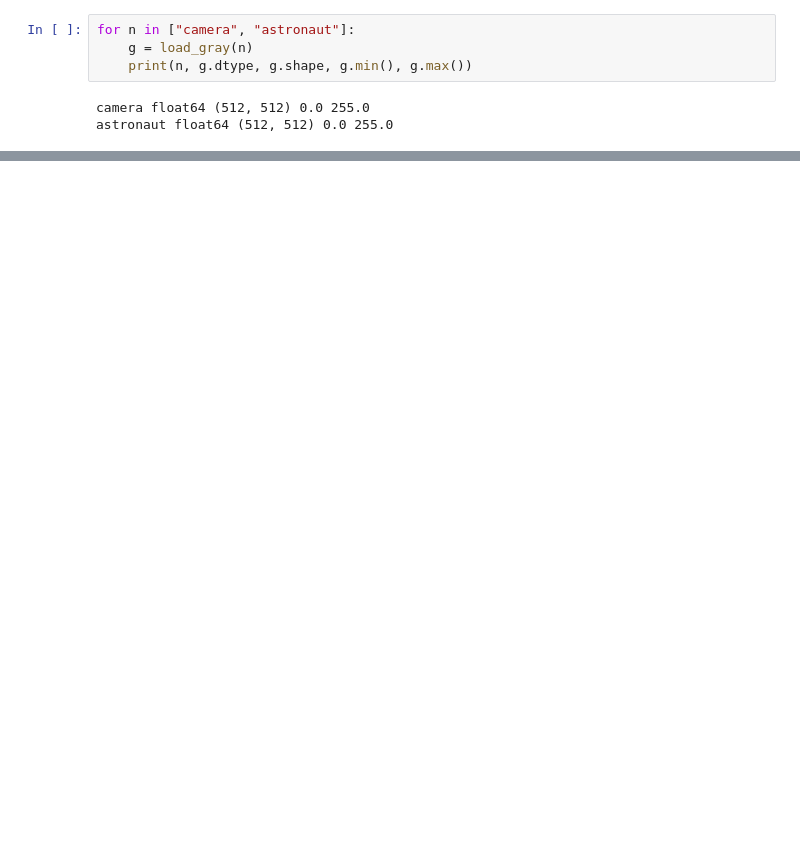
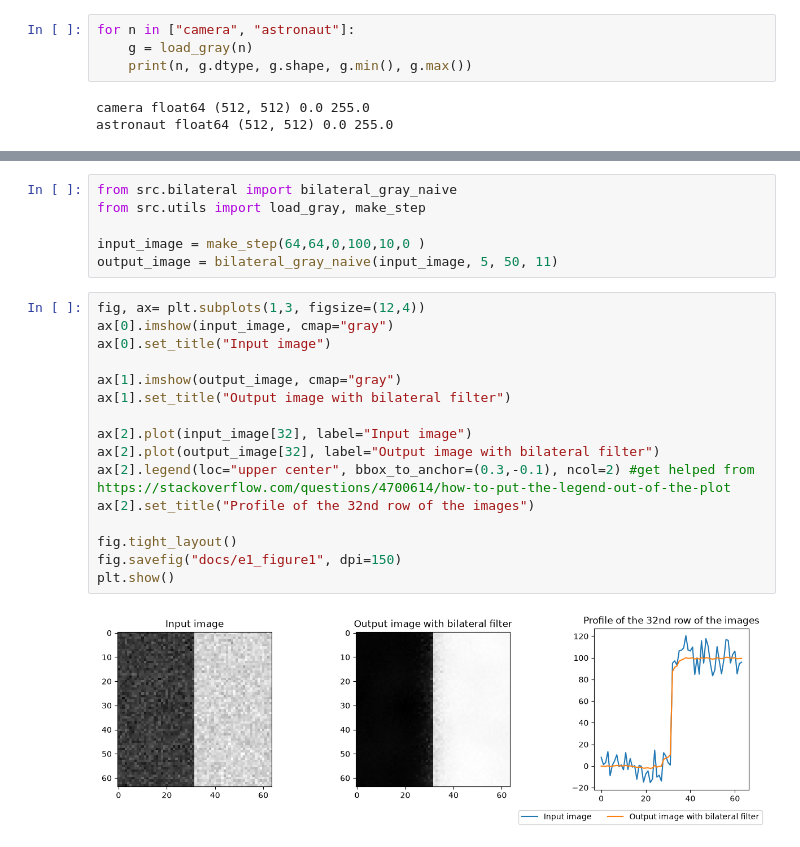
Before and after one commit to yubuci/bilateral_filter, a Jupyter notebook: bilateral_filter.ipynb, the cells around one changed output, grey strips where cells are left out. Drawn from its saved outputs; the diff is of its cells as text; blank space fills up the shorter version.

```diff
--- a/bilateral_filter.ipynb
+++ b/bilateral_filter.ipynb
@@ -44,0 +62,24 @@ ImportError: cannot import name 'load_grey' from 'src.utils' (c:\Users\cinoglu\D
+# %%
+from src.bilateral import bilateral_gray_naive
+from src.utils import load_gray, make_step
+
+input_image = make_step(64,64,0,100,10,0 )
+output_image = bilateral_gray_naive(input_image, 5, 50, 11)
+# %%
+fig, ax= plt.subplots(1,3, figsize=(12,4))
+ax[0].imshow(input_image, cmap="gray")
+ax[0].set_title("Input image")
+
+ax[1].imshow(output_image, cmap="gray")
+ax[1].set_title("Output image with bilateral filter")
+
+ax[2].plot(input_image[32], label="Input image")
+ax[2].plot(output_image[32], label="Output image with bilateral filter")
+ax[2].legend(loc="upper center", bbox_to_anchor=(0.3,-0.1), ncol=2) #get helped from https://stackoverflow.com/questions/4700614/how-to-put-the-legend-out-of-the-plot
+ax[2].set_title("Profile of the 32nd row of the images")
+
+fig.tight_layout()
+fig.savefig("docs/e1_figure1", dpi=150)
+plt.show()
+# %% [output]
+[figure, added]
```
Also changed, not shown: parts of 5 cells of this notebook, 3 other files.
